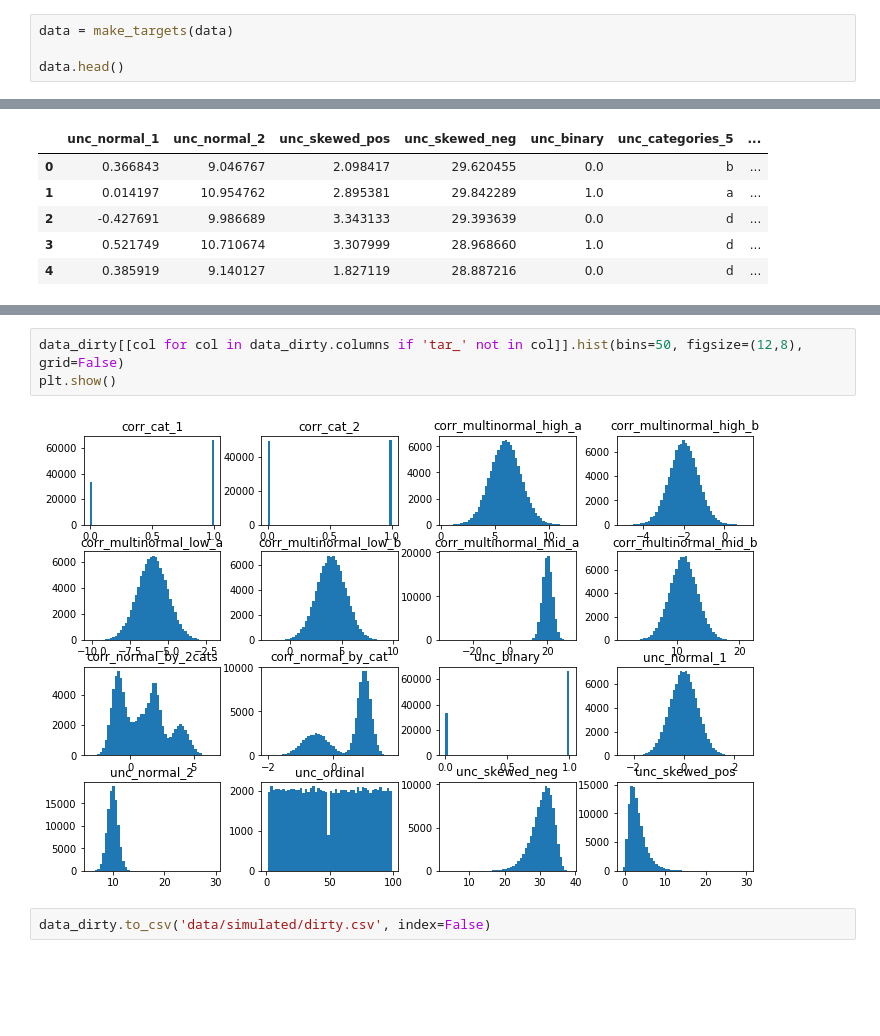
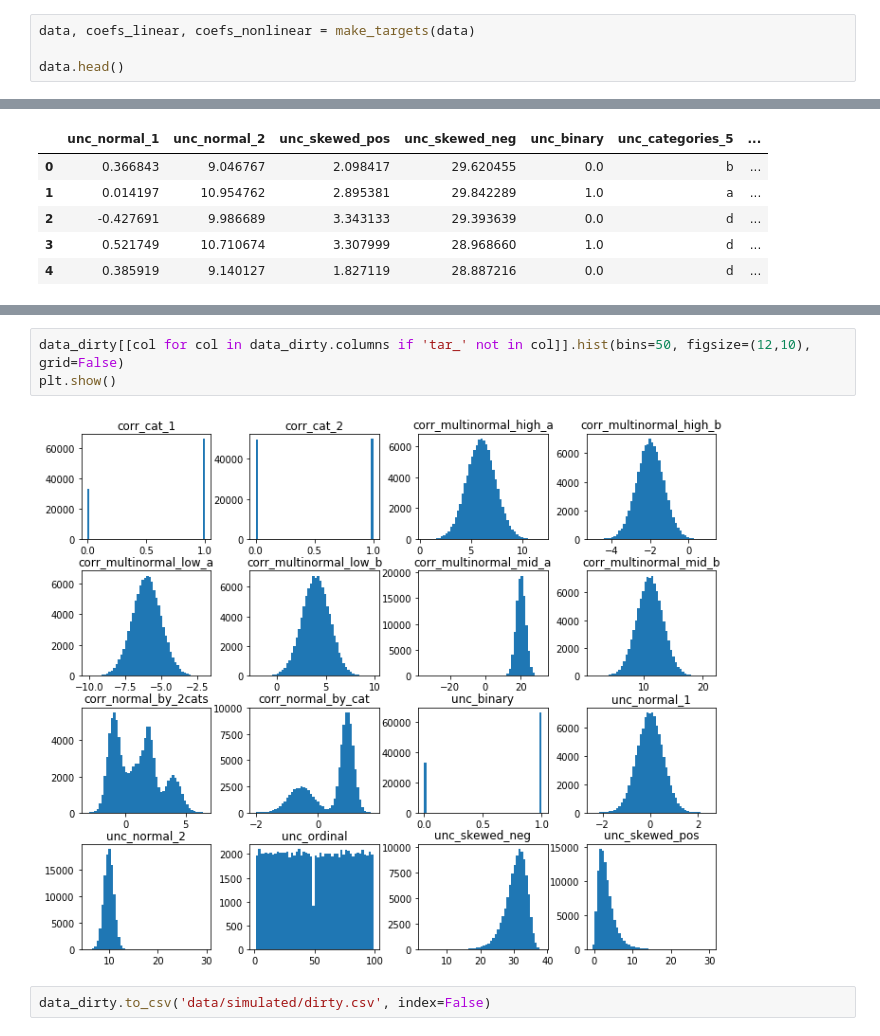
Before and after one commit to lucabasa/ML-algorithms-and-experiments, a Jupyter notebook: 01 - data_generation.ipynb, the cells around one changed output, grey strips where cells are left out. Saved outputs shown, nothing was run; the diff lists cells and outputs as text; blank space fills up the shorter version.

```diff
--- a/01 - data_generation.ipynb
+++ b/01 - data_generation.ipynb
@@ -226,5 +266,5 @@ def make_targets(data):
 # %%
-data = make_targets(data)
+data, coefs_linear, coefs_nonlinear = make_targets(data)
 
 data.head()
 # %% [output]
@@ -318,8 +358,8 @@ memory usage: 19.8+ MB
 # %%
-data_dirty[[col for col in data_dirty.columns if 'tar_' not in col]].hist(bins=50, figsize=(12,8), grid=False)
+data_dirty[[col for col in data_dirty.columns if 'tar_' not in col]].hist(bins=50, figsize=(12,10), grid=False)
 plt.show()
 # %% [output]
-[figure, old version]
+[figure, new version]
 # %%
 data_dirty.to_csv('data/simulated/dirty.csv', index=False)
 # %% [markdown]
```
Also changed, not shown: parts of 8 cells of this notebook, 2 other files.
